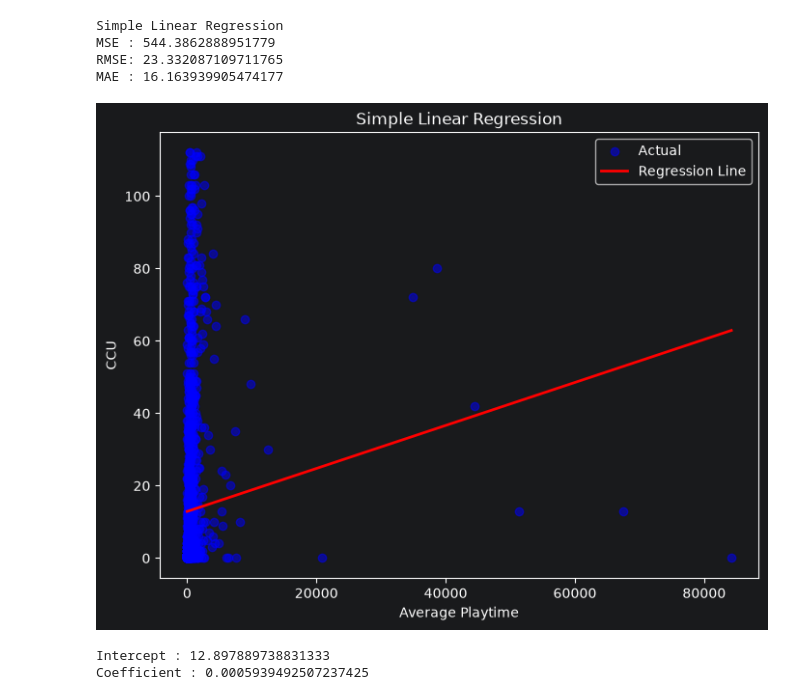
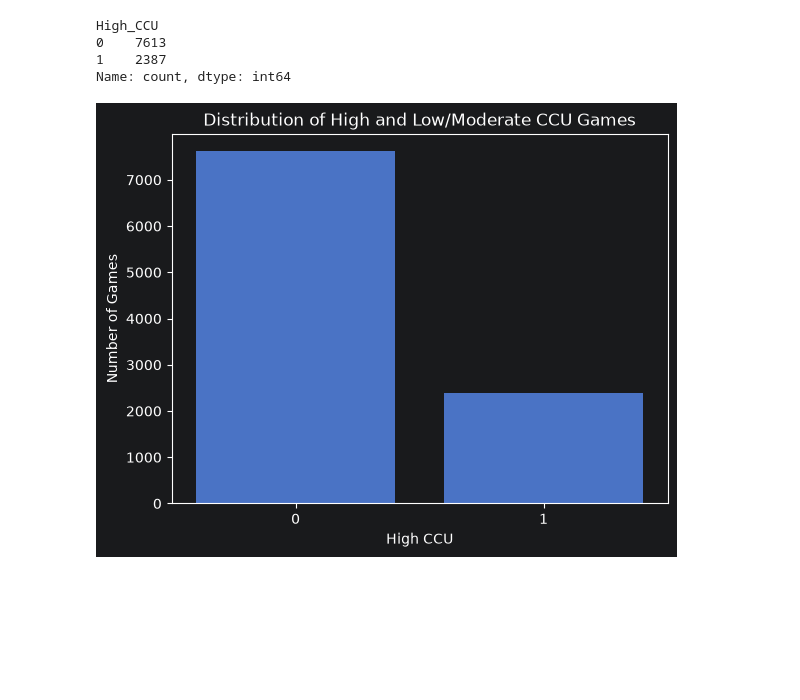
Before and after one commit to Code-gtalc/ML, a Jupyter notebook: lab4.ipynb, the cells around one changed output. Cells and saved outputs as stored; diff of their text form; code cells hidden in the pictures; blank space fills up the shorter version.

```diff
--- a/lab4.ipynb
+++ b/lab4.ipynb
@@ -18,13 +37,3 @@ df.head()
 | 2 | 578080 | PUBG: BATTLEGROUNDS | PUBG Corporation | KRAFTON, Inc. | NaN | 1520457 | 1037487 | 0 | 100,000,000 .. 200,000,000 | ... |
 | 3 | 1623730 | Palworld | Pocketpair | Pocketpair | NaN | 358266 | 22443 | 0 | 50,000,000 .. 100,000,000 | ... |
 | 4 | 440 | Team Fortress 2 | Valve | Valve | NaN | 1044264 | 117208 | 0 | 50,000,000 .. 100,000,000 | ... |
-# %%
-Q1 = df['ccu'].quantile(0.25)
-Q3 = df['ccu'].quantile(0.75)
-
-IQR = Q3 - Q1
-
-lower = Q1 - 1.5 * IQR
-upper = Q3 + 1.5 * IQR
-
-df = df[(df['ccu'] >= lower) & (df['ccu'] <= upper)]
@@ -43,53 +40,22 @@ y_pred_simple = simple_lr.predict(X_test_s)
-# %%
-mse = mean_squared_error(y_test, y_pred_simple)
-rmse = np.sqrt(mse)
-mae = mean_absolute_error(y_test, y_pred_simple)
-
-print("Simple Linear Regression")
-print("MSE :", mse)
-print("RMSE:", rmse)
-print("MAE :", mae)
-# %% [output]
-Simple Linear Regression
-MSE : 544.3862888951779
-RMSE: 23.332087109711765
-MAE : 16.163939905474177
-# %%
-plt.figure(figsize=(8,6))
-
-plt.scatter(
-    X_test_s['average_forever'],
-    y_test_s,
-    color='blue',
-    alpha=0.5,
-    label='Actual'
-)
-
-# Sort values so the regression line is drawn correctly
-sorted_idx = X_test_s['average_forever'].argsort()
-
-plt.plot(
-    X_test_s['average_forever'].iloc[sorted_idx],
-    y_pred_simple[sorted_idx],
-    color='red',
-    linewidth=2,
-    label='Regression Line'
-)
-
-plt.xlabel("Average Playtime")
-plt.ylabel("CCU")
-plt.title("Simple Linear Regression")
-plt.legend()
-
-plt.show()
-# %% [output]
-[figure, removed]
-# %%
-print("Intercept :", simple_lr.intercept_)
-print("Coefficient :", simple_lr.coef_[0])
-# %% [output]
-Intercept : 12.897889738831333
-Coefficient : 0.0005939492507237425
+# %%
+df['High_CCU'] = (df['ccu'] > 50).astype(int)
+# %%
+print(df['High_CCU'].value_counts())
+# %% [output]
+High_CCU
+0    7613
+1    2387
+Name: count, dtype: int64
+# %%
+sns.countplot(x='High_CCU', data=df)
+
+plt.xlabel("High CCU")
+plt.ylabel("Number of Games")
+plt.title("Distribution of High and Low/Moderate CCU Games")
+
+plt.show()
+# %% [output]
+[figure, added]
 # %%
 features = [
     'positive',
```
Also changed, not shown: parts of 19 cells of this notebook, 1 other file.
